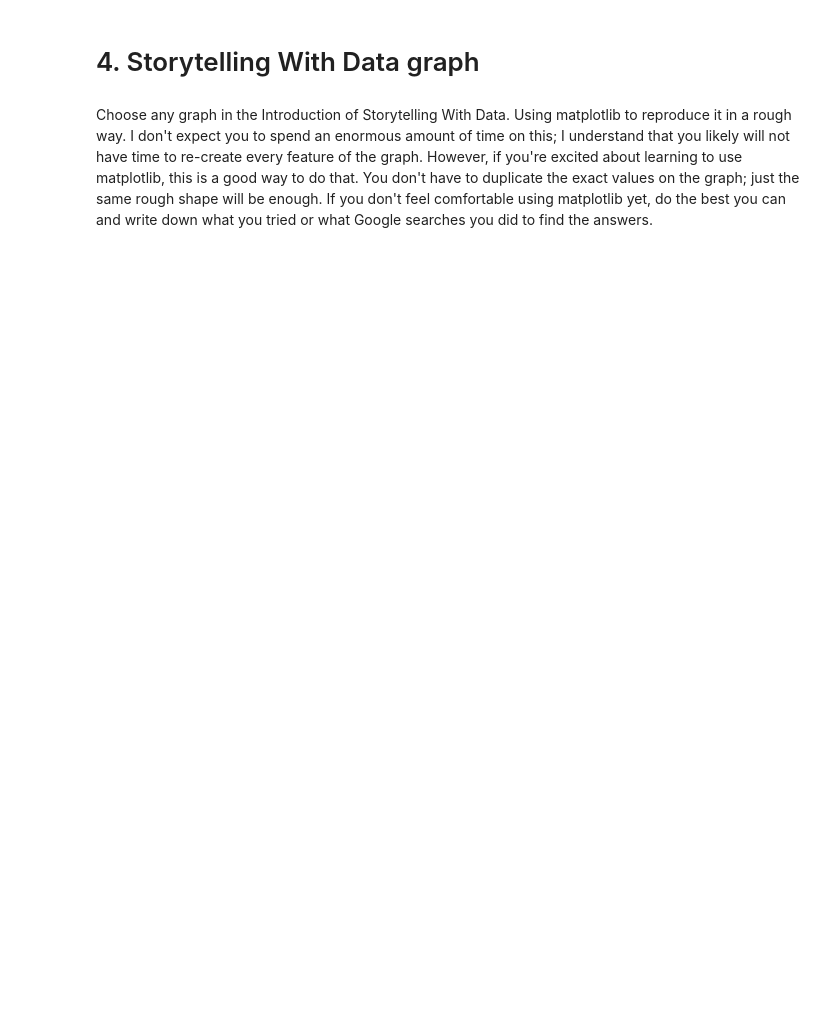
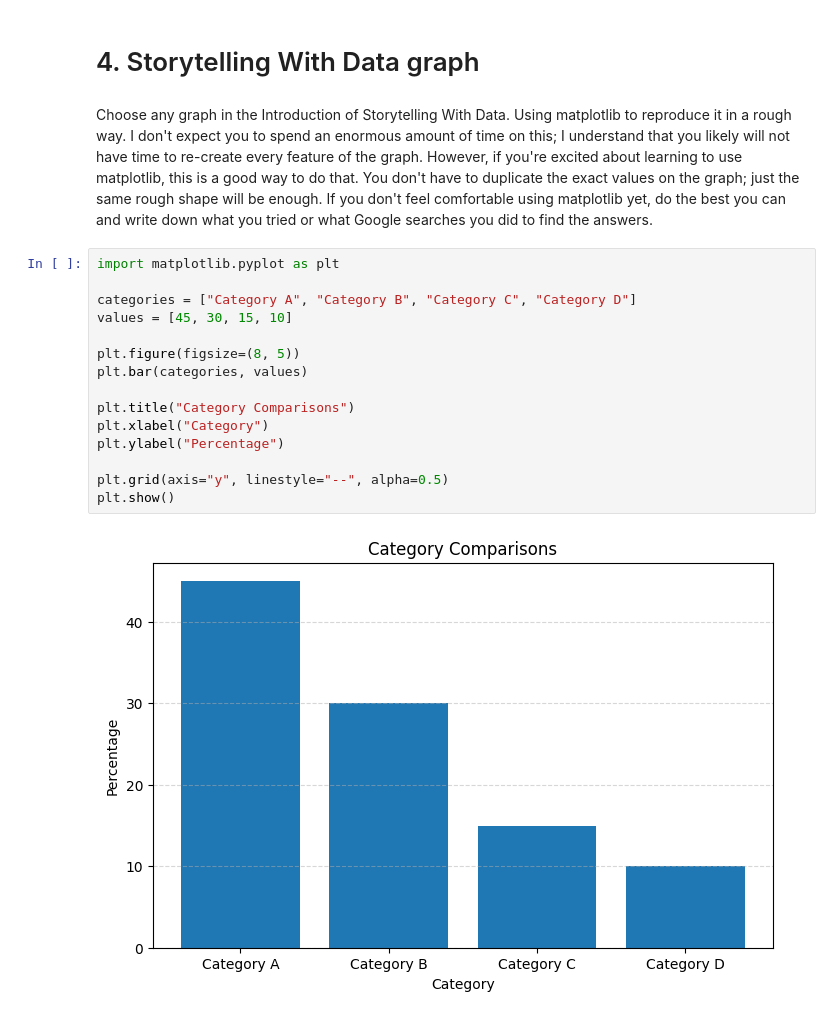
Before and after one commit to Ian123Ian595/Module-B-semester-2, a Jupyter notebook: Week1.ipynb, the cells around one changed output. Saved outputs shown, nothing was run; the diff lists cells and outputs as text; blank space fills up the shorter version.

```diff
--- a/Week1.ipynb
+++ b/Week1.ipynb
@@ -421,3 +448,20 @@ ax.set_xlabel("Birth Date") # label the x axis
 # 4. Storytelling With Data graph
 # %% [markdown]
 Choose any graph in the Introduction of Storytelling With Data.  Using matplotlib to reproduce it in a rough way.  I don't expect you to spend an enormous amount of time on this; I understand that you likely will not have time to re-create every feature of the graph.  However, if you're excited about learning to use matplotlib, this is a good way to do that.  You don't have to duplicate the exact values on the graph; just the same rough shape will be enough.  If you don't feel comfortable using matplotlib yet, do the best you can and write down what you tried or what Google searches you did to find the answers.
+# %%
+import matplotlib.pyplot as plt
+
+categories = ["Category A", "Category B", "Category C", "Category D"]
+values = [45, 30, 15, 10]
+
+plt.figure(figsize=(8, 5))
+plt.bar(categories, values)
+
+plt.title("Category Comparisons")
+plt.xlabel("Category")
+plt.ylabel("Percentage")
+
+plt.grid(axis="y", linestyle="--", alpha=0.5)
+plt.show()
+# %% [output]
+[figure, added]
```
Also changed, not shown: parts of 4 cells of this notebook, 11 other files.
